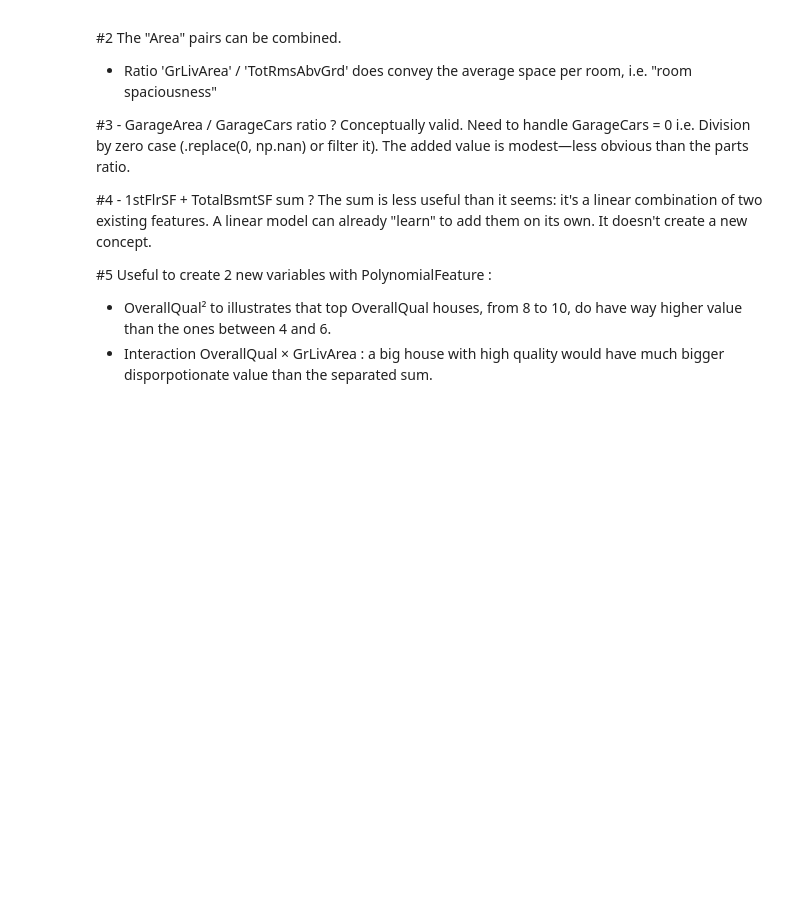
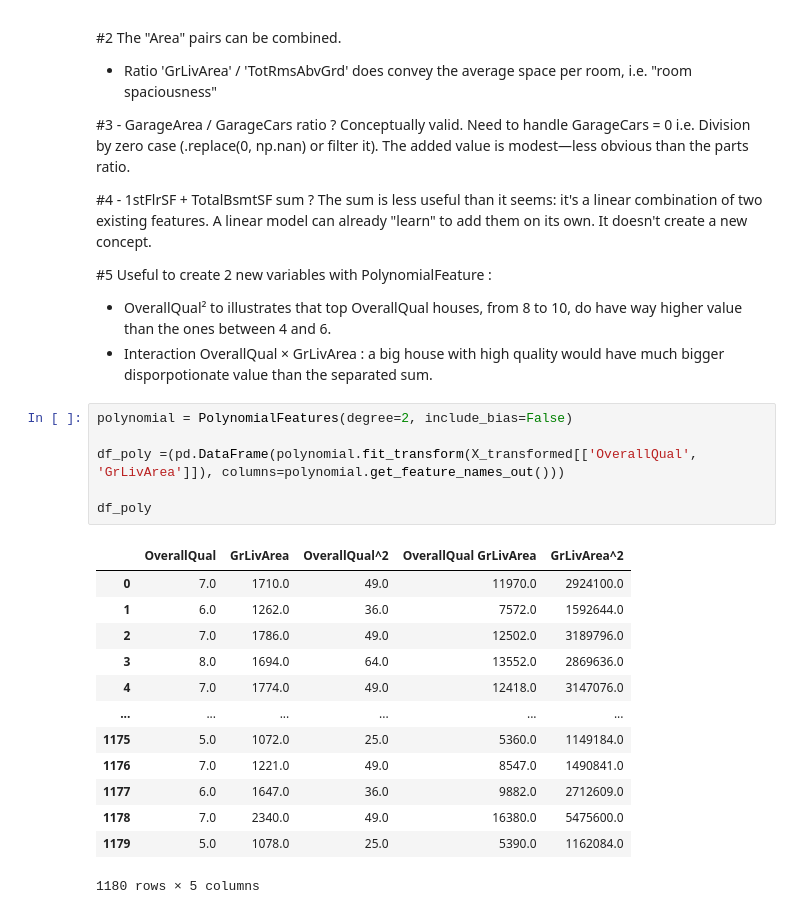
Before and after one commit to Binardino/ML---Real-Estate-Price-Prediction, a Jupyter notebook: notebook.ipynb, the cells around one changed output. Cells and saved outputs as stored; diff of their text form; blank space fills up the shorter version.

```diff
--- a/notebook.ipynb
+++ b/notebook.ipynb
@@ -579,3 +579,23 @@ The sum is less useful than it seems: it's a linear combination of two existing
 #5 Useful to create 2 new variables with PolynomialFeature :
 - OverallQual² to illustrates that top OverallQual houses, from 8 to 10, do have way higher value than the ones between 4 and 6.
 - Interaction OverallQual × GrLivArea : a big house with high quality would have much bigger disporpotionate value than the separated sum.
+# %%
+polynomial = PolynomialFeatures(degree=2, include_bias=False)
+
+df_poly =(pd.DataFrame(polynomial.fit_transform(X_transformed[['OverallQual', 'GrLivArea']]), columns=polynomial.get_feature_names_out()))
+
+df_poly
+# %% [output]
+|  | OverallQual | GrLivArea | OverallQual^2 | OverallQual GrLivArea | GrLivArea^2 |
+| 0 | 7.0 | 1710.0 | 49.0 | 11970.0 | 2924100.0 |
+| 1 | 6.0 | 1262.0 | 36.0 | 7572.0 | 1592644.0 |
+| 2 | 7.0 | 1786.0 | 49.0 | 12502.0 | 3189796.0 |
+| 3 | 8.0 | 1694.0 | 64.0 | 13552.0 | 2869636.0 |
+| 4 | 7.0 | 1774.0 | 49.0 | 12418.0 | 3147076.0 |
+| ... | ... | ... | ... | ... | ... |
+| 1175 | 5.0 | 1072.0 | 25.0 | 5360.0 | 1149184.0 |
+| 1176 | 7.0 | 1221.0 | 49.0 | 8547.0 | 1490841.0 |
+| 1177 | 6.0 | 1647.0 | 36.0 | 9882.0 | 2712609.0 |
+| 1178 | 7.0 | 2340.0 | 49.0 | 16380.0 | 5475600.0 |
+| 1179 | 5.0 | 1078.0 | 25.0 | 5390.0 | 1162084.0 |
+1180 rows × 5 columns
```
Also changed, not shown: parts of 3 cells of this notebook.
